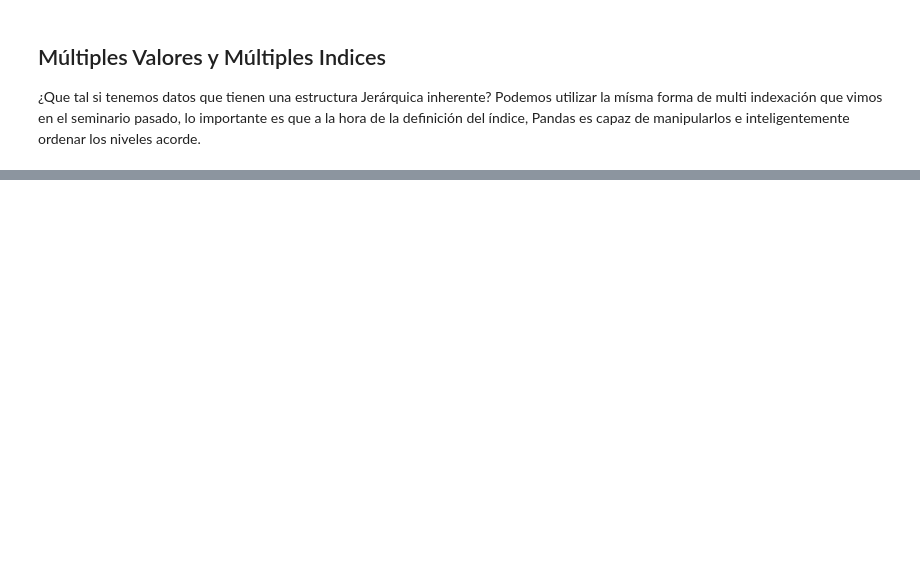
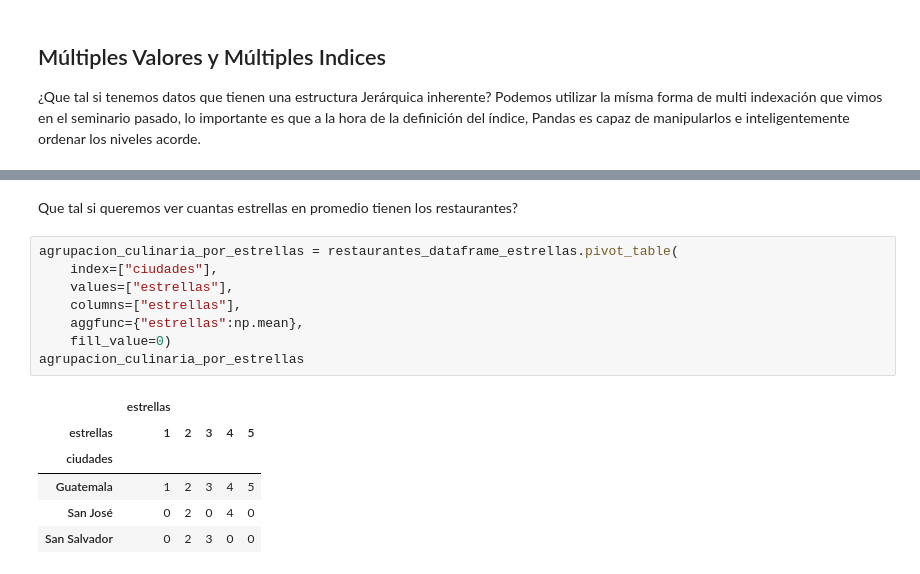
Before and after one commit to tian2992/notebooks_dateros, a Jupyter notebook: 02-Manipulacion-Agrupacion-Pivote/Manipulaciones-trasnformaciones.ipynb, the cells around one changed output, grey strips where cells are left out. Drawn from its saved outputs; the diff is of its cells as text; blank space fills up the shorter version.

```diff
--- a/02-Manipulacion-Agrupacion-Pivote/Manipulaciones-trasnformaciones.ipynb
+++ b/02-Manipulacion-Agrupacion-Pivote/Manipulaciones-trasnformaciones.ipynb
@@ -125,0 +132,17 @@ agrupacion_culinaria_promedio_estrellas
+# %% [markdown]
+Que tal si queremos ver cuantas estrellas en promedio tienen los restaurantes?
+# %%
+agrupacion_culinaria_por_estrellas = restaurantes_dataframe_estrellas.pivot_table(
+    index=["ciudades"],
+    values=["estrellas"],
+    columns=["estrellas"],
+    aggfunc={"estrellas":np.mean},
+    fill_value=0)
+agrupacion_culinaria_por_estrellas
+# %% [output]
+|  | estrellas |  |  |  |  |
+| estrellas | 1 | 2 | 3 | 4 | 5 |
+| ciudades |  |  |  |  |  |
+| Guatemala | 1 | 2 | 3 | 4 | 5 |
+| San José | 0 | 2 | 0 | 4 | 0 |
+| San Salvador | 0 | 2 | 3 | 0 | 0 |
```
Also changed, not shown: parts of 19 cells of this notebook.
